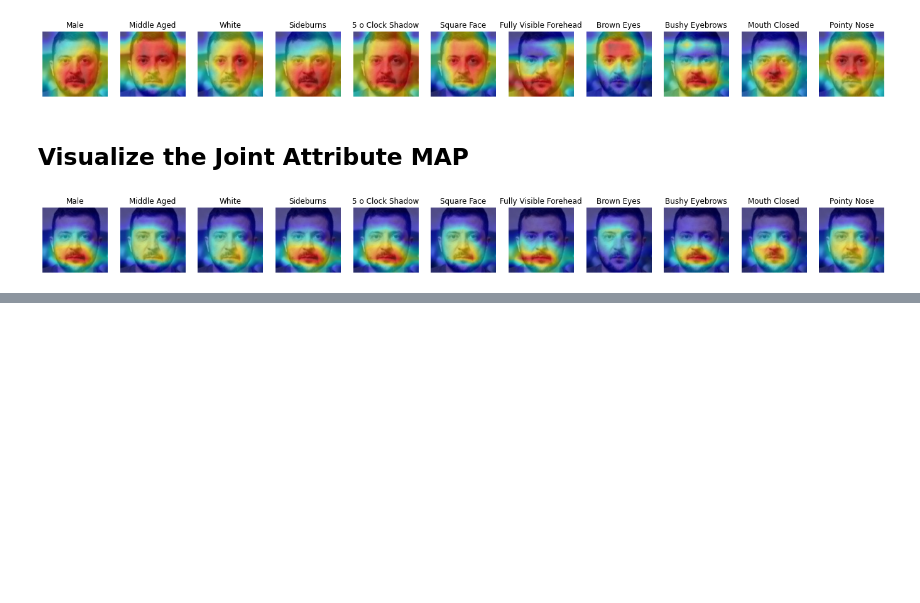
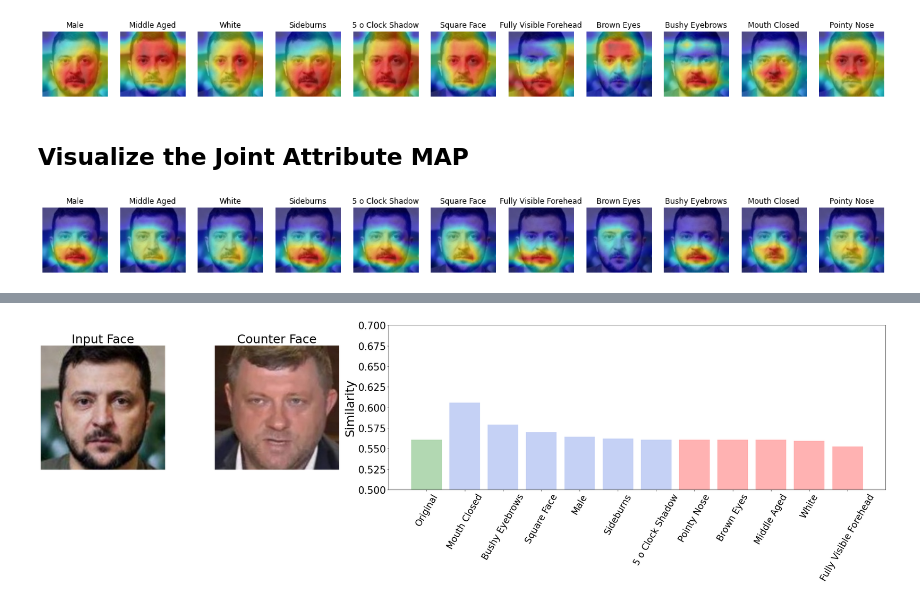
Before and after one commit to RuoyuChen10/Sim2Word, a Jupyter notebook: Visualization_tutorial.ipynb, the cells around one changed output, grey strips where cells are left out. Saved outputs shown, nothing was run; the diff lists cells and outputs as text; code cells hidden in the pictures; blank space fills up the shorter version.

```diff
--- a/Visualization_tutorial.ipynb
+++ b/Visualization_tutorial.ipynb
@@ -200,0 +233,5 @@ for i in range(len(attribute_name)):
+# %%
+# Ensure where to remove
+remove_seg = 1 - seg_attr_interpretable1
+remove_seg[remove_seg < erase_threshold] = 0
+remove_seg[remove_seg > erase_threshold] = 1
@@ -200,0 +308,12 @@ for i in range(len(attribute_name)):
+# %%
+# sort
+similarities = np.array(similarities)
+attribute_names = np.array(attribute_names)
+idx = similarities.argsort()[::-1]
+
+# Append the original image similaryty
+similarities = np.insert(similarities[idx], 0, original_similarity)
+attribute_names = np.insert(attribute_names[idx], 0, "Original")
+
+# Valid attributes
+up_id = (similarities[1:] > similarities[0]).sum()
@@ -200,0 +331,35 @@ for i in range(len(attribute_name)):
+# %%
+# Plt the image
+fig, [ax1, ax2, ax3] = plt.subplots(1,3, gridspec_kw = {'width_ratios':[1, 1, 4]}, figsize=(40,8))
+ax1.spines["left"].set_visible(False)
+ax1.spines["right"].set_visible(False)
+ax1.spines["top"].set_visible(False)
+ax1.spines["bottom"].set_visible(False)
+ax1.xaxis.set_visible(False)
+ax1.yaxis.set_visible(False)
+ax1.imshow(image_V)
+ax1.set_title('Input Face', fontsize=32)
+
+ax2.spines["left"].set_visible(False)
+ax2.spines["right"].set_visible(False)
+ax2.spines["top"].set_visible(False)
+ax2.spines["bottom"].set_visible(False)
+ax2.xaxis.set_visible(False)
+ax2.yaxis.set_visible(False)
+ax2.imshow(counter_face_V)
+ax2.set_title('Counter Face', fontsize=32)
+
+ax3.bar(attribute_names[0], similarities[0], color="green",alpha = 0.3)
+ax3.bar(attribute_names[1:up_id+1], similarities[1:up_id+1],color="royalblue",alpha = 0.3)
+ax3.bar(attribute_names[up_id+1:], similarities[up_id+1:],color="red",alpha = 0.3)
+# ax2.bar(attribute[0], uncertain_value[0], color="green",alpha = 0.2)
+ax3.set_xticklabels(attribute_names, fontsize=24,rotation=60)
+# plt.ylim((round(uncertain_value.min(), 4)-1e-4, round(uncertain_value.max(), 4)+1e-4))
+plt.ylim((
+    int(similarities.min()*10)/10,
+    math.ceil(similarities.max()*10)/10))
+plt.yticks(fontsize=26)
+plt.ylabel("Similarity",fontsize=32)
+plt.savefig("images/results/sort.jpg",bbox_inches='tight')
+# %% [output]
+[figure, added]
```
Also changed, not shown: parts of 16 cells of this notebook, 4 other files.
